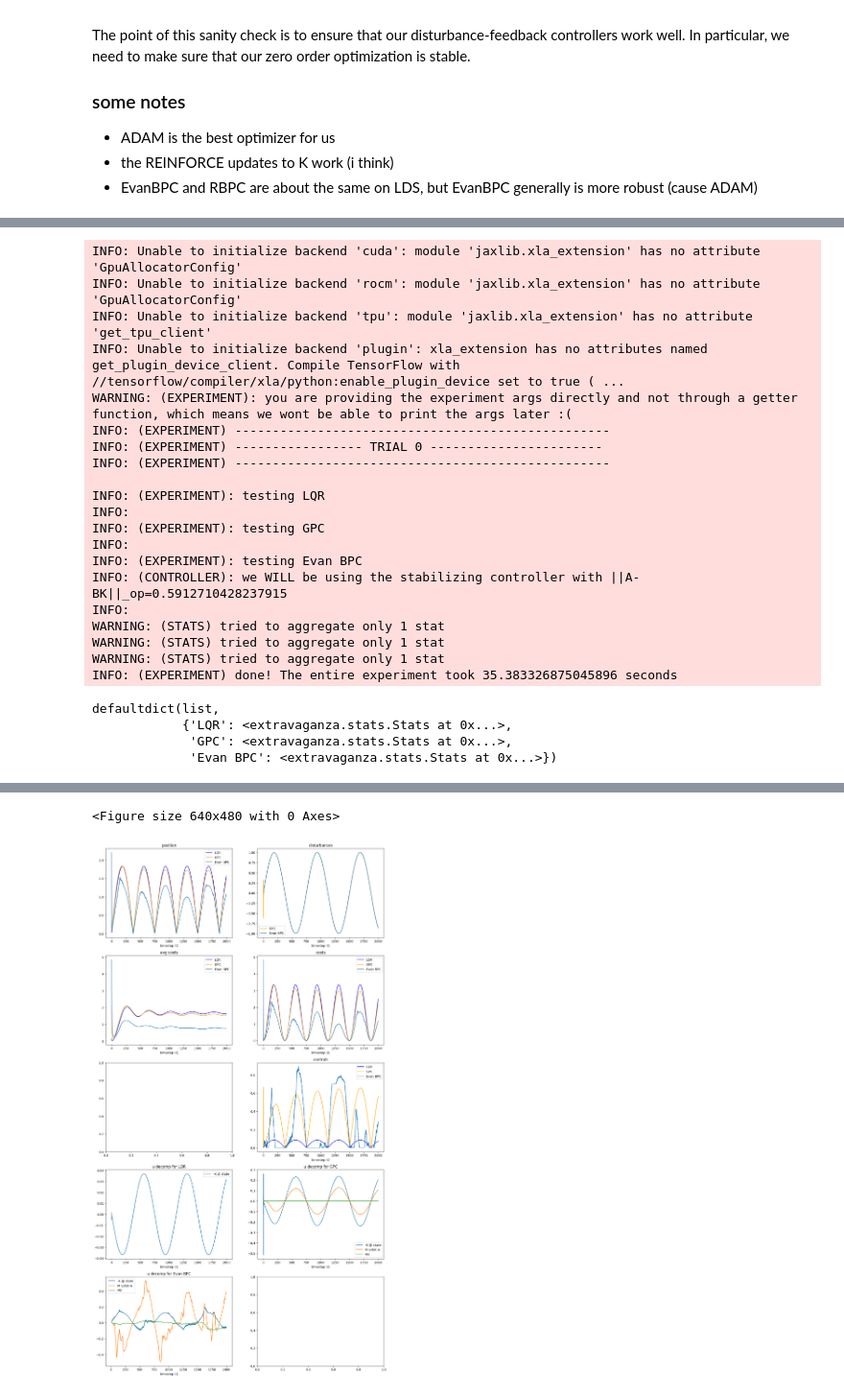
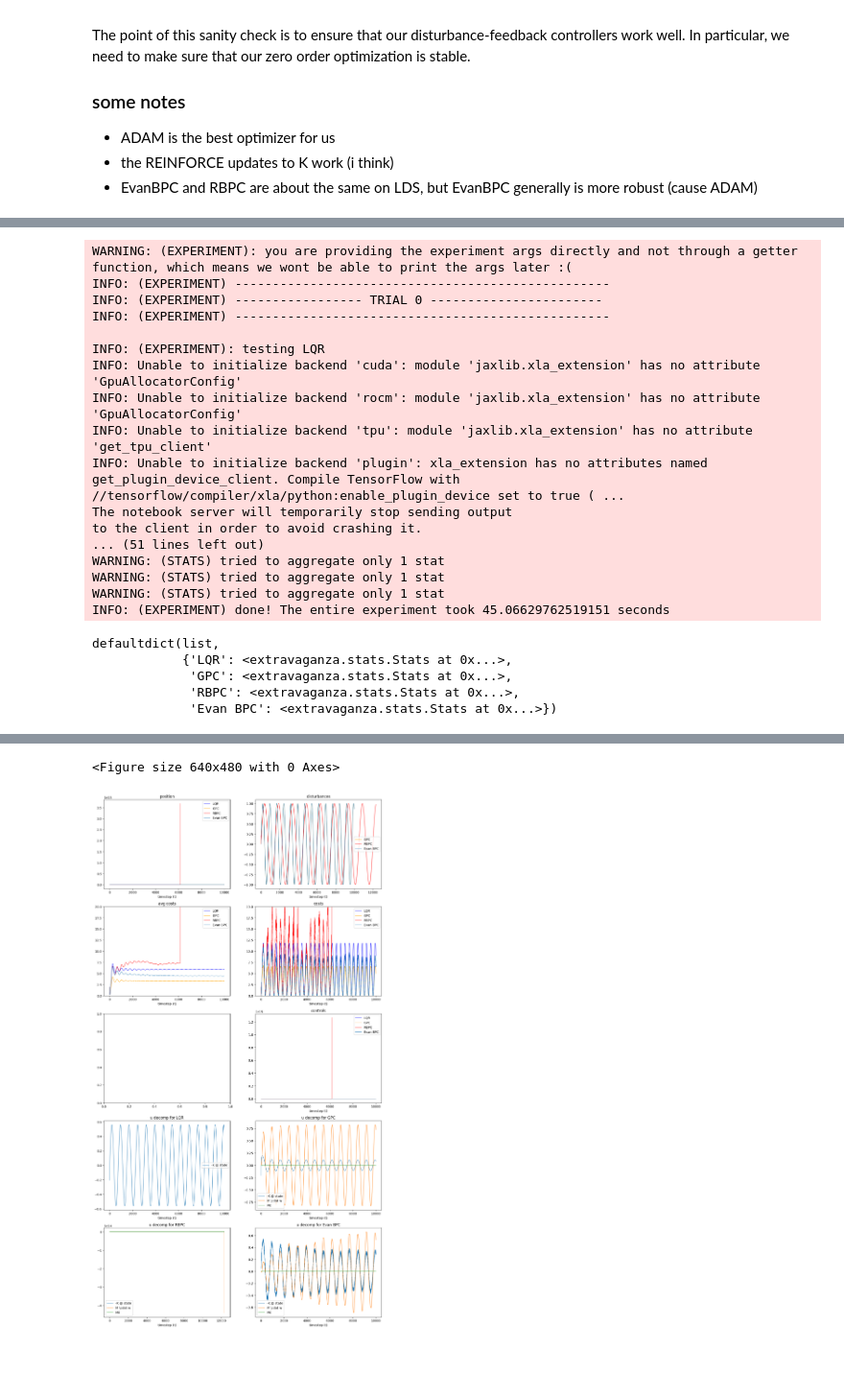
Before and after one commit to edogariu/extravaganza, a Jupyter notebook: experiments/sanity checks/test_bpc.ipynb, the cells around one changed output, grey strips where cells are left out. Shown at 96% size. Drawn from its saved outputs; the diff is of its cells as text; code cells hidden in the pictures; blank space fills up the shorter version.

```diff
--- a/experiments/sanity checks/test_bpc.ipynb
+++ b/experiments/sanity checks/test_bpc.ipynb
@@ -39,7 +38,7 @@ disturbance_type = 'sinusoidal'
 # --------------------------------------------------------------------------------------
 
 num_trials = 1
-T = 2000  # total timesteps
+T = 10000  # total timesteps
 reset_condition = lambda t: False  # how often to reset the system
 use_multiprocessing = False
 render_every = None
@@ -48,8 +47,8 @@ render_every = None
 # --------------------------    SYSTEM HYPERPARAMETERS    ------------------------------
 # --------------------------------------------------------------------------------------
 
-du = 2  # control dim
-ds = 4  # state dim
+du = 4  # control dim
+ds = 8  # state dim
 
 cost_fn = 'quad'
 
@@ -61,17 +60,20 @@ observable = FullObservation(state_dim=ds)
 # --------------------------------------------------------------------------------------
 
 h = 5  # controller memory length (# of w's to use on inference)
-m_update_rescaler = lambda : ADAM(alpha=0.001, betas=(0.9, 0.999), use_bias_correction=True)
-m0_update_rescaler = lambda : ADAM(alpha=0.001, betas=(0.9, 0.999), use_bias_correction=True)
-k_update_rescaler = lambda : ADAM(alpha=0.00, betas=(0.9, 0.999), use_bias_correction=True)
+m_update_rescaler = lambda : ADAM(alpha=0.0001, betas=(0.9, 0.999), use_bias_correction=True)
+# m0_update_rescaler = lambda : ADAM(alpha=0.001, betas=(0.9, 0.999), use_bias_correction=True)
+# k_update_rescaler = lambda : ADAM(alpha=0.0001, betas=(0.9, 0.999), use_bias_correction=True)
+# m_update_rescaler = lambda : FIXED_RESCALE(alpha=0.001)
+m0_update_rescaler = lambda : FIXED_RESCALE(alpha=0.0)
+k_update_rescaler = lambda : FIXED_RESCALE(alpha=0.00)
 
 evan_bpc_args = {
     'h': h,
     'method': 'REINFORCE',
-    'initial_scales': (0, 0.01, 0),  # M, M0, K   (uses M0's scale for REINFORCE)
+    'initial_scales': (0, 0.05, 0),  # M, M0, K   (uses M0's scale for REINFORCE)
     'rescalers': (m_update_rescaler, m0_update_rescaler, k_update_rescaler),
     'bounds': None,
-    'initial_u': jnp.zeros(du),
+    'initial_u': np.zeros(du),
     'decay_scales': False,
     'use_tanh': False,
     'use_stabilizing_K': True,
@@ -83,7 +85,7 @@ make_controllers = {
 #     'HINF': lambda sys: HINF(A=sys.A, B=sys.B, T=T, seed=CONTROLLER_SEED),
     'GPC': lambda sys: GPC(A=sys.A, B=sys.B, H=h, lr_scale=0.01, decay=True, seed=CONTROLLER_SEED),
 #     'BPC': lambda sys: BPC(A=sys.A, B=sys.B, H=h, lr_scale=0.01, decay=True, delta=0.001, seed=CONTROLLER_SEED),
-#     'RBPC': lambda sys: RBPC(A=sys.A, B=sys.B, M=h, lr=0.02, delta=0.001, noise_sd=0.05, seed=CONTROLLER_SEED),
+    'RBPC': lambda sys: RBPC(A=sys.A, B=sys.B, M=h, lr=0.02, delta=0.001, noise_sd=0.05, seed=CONTROLLER_SEED),
     'Evan BPC': lambda sys: EvanBPC(A=sys.A, B=sys.B, **evan_bpc_args)
 }
 experiment_args = {
@@ -101,29 +103,27 @@ experiment_args = {
 experiment = Experiment('')
 experiment(**experiment_args)
 # %% [output]
-INFO: Unable to initialize backend 'cuda': module 'jaxlib.xla_extension' has no attribute 'GpuAllocatorConfig'
-INFO: Unable to initialize backend 'rocm': module 'jaxlib.xla_extension' has no attribute 'GpuAllocatorConfig'
-INFO: Unable to initialize backend 'tpu': module 'jaxlib.xla_extension' has no attribute 'get_tpu_client'
-INFO: Unable to initialize backend 'plugin': xla_extension has no attributes named get_plugin_device_client. Compile TensorFlow with //tensorflow/compiler/xla/python:enable_plugin_device set to true ( ...
 WARNING: (EXPERIMENT): you are providing the experiment args directly and not through a getter function, which means we wont be able to print the args later :(
 INFO: (EXPERIMENT) --------------------------------------------------
 INFO: (EXPERIMENT) ----------------- TRIAL 0 -----------------------
 INFO: (EXPERIMENT) --------------------------------------------------
 
 INFO: (EXPERIMENT): testing LQR
-INFO:
-INFO: (EXPERIMENT): testing GPC
-INFO:
-INFO: (EXPERIMENT): testing Evan BPC
-INFO: (CONTROLLER): we WILL be using the stabilizing controller with ||A-BK||_op=0.5912710428237915
-INFO:
+INFO: Unable to initialize backend 'cuda': module 'jaxlib.xla_extension' has no attribute 'GpuAllocatorConfig'
+INFO: Unable to initialize backend 'rocm': module 'jaxlib.xla_extension' has no attribute 'GpuAllocatorConfig'
+INFO: Unable to initialize backend 'tpu': module 'jaxlib.xla_extension' has no attribute 'get_tpu_client'
+INFO: Unable to initialize backend 'plugin': xla_extension has no attributes named get_plugin_device_client. Compile TensorFlow with //tensorflow/compiler/xla/python:enable_plugin_device set to true ( ...
+The notebook server will temporarily stop sending output
+to the client in order to avoid crashing it.
+... (51 lines left out)
 WARNING: (STATS) tried to aggregate only 1 stat
 WARNING: (STATS) tried to aggregate only 1 stat
 WARNING: (STATS) tried to aggregate only 1 stat
-INFO: (EXPERIMENT) done! The entire experiment took 35.383326875045896 seconds
+INFO: (EXPERIMENT) done! The entire experiment took 45.06629762519151 seconds
 defaultdict(list,
             {'LQR': <extravaganza.stats.Stats at 0x...>,
              'GPC': <extravaganza.stats.Stats at 0x...>,
+             'RBPC': <extravaganza.stats.Stats at 0x...>,
              'Evan BPC': <extravaganza.stats.Stats at 0x...>})
 # %%
 def plot_lds(experiment: Experiment):
@@ -158,8 +158,8 @@ def plot_lds(experiment: Experiment):
     # (note: `ylim()` is so useful! because sometimes one thing blows up and then autoscale messes up all plots)
     _ax = ax[0, 0]; _ax.set_title('position'); _ax.legend()
     _ax = ax[0, 1]; _ax.set_title('disturbances'); _ax.legend()
-    _ax = ax[1, 0]; _ax.set_title('avg costs'); _ax.legend()
-    _ax = ax[1, 1]; _ax.set_title('costs'); _ax.legend()
+    _ax = ax[1, 0]; _ax.set_title('avg costs'); _ax.legend(); ylim(_ax, 0, 20)
+    _ax = ax[1, 1]; _ax.set_title('costs'); _ax.legend(); ylim(_ax, 0, 20)
 
     _ax = ax[2, 1]; _ax.set_title('controls'); _ax.legend()
     pass
@@ -169,13 +172,13 @@ WARNING: (UTILS): no hardcoded color for `-K @ state`. using a random one :)
 WARNING: (UTILS): no hardcoded color for `-K @ state`. using a random one :)
 WARNING: (UTILS): no hardcoded color for `M \cdot w`. using a random one :)
 WARNING: (UTILS): no hardcoded color for `M0`. using a random one :)
 WARNING: (UTILS): no hardcoded color for `Evan BPC`. using a random one :)
 WARNING: (UTILS): no hardcoded color for `Evan BPC`. using a random one :)
 WARNING: (UTILS): no hardcoded color for `Evan BPC`. using a random one :)
 WARNING: (UTILS): no hardcoded color for `Evan BPC`. using a random one :)
 WARNING: (UTILS): no hardcoded color for `Evan BPC`. using a random one :)
 WARNING: (UTILS): no hardcoded color for `-K @ state`. using a random one :)
 WARNING: (UTILS): no hardcoded color for `M \cdot w`. using a random one :)
 WARNING: (UTILS): no hardcoded color for `M0`. using a random one :)
 <Figure size 640x480 with 0 Axes>
-[figure, old version]
+[figure, new version]
```
Also changed, not shown: parts of 2 cells of this notebook, 28 other files.
